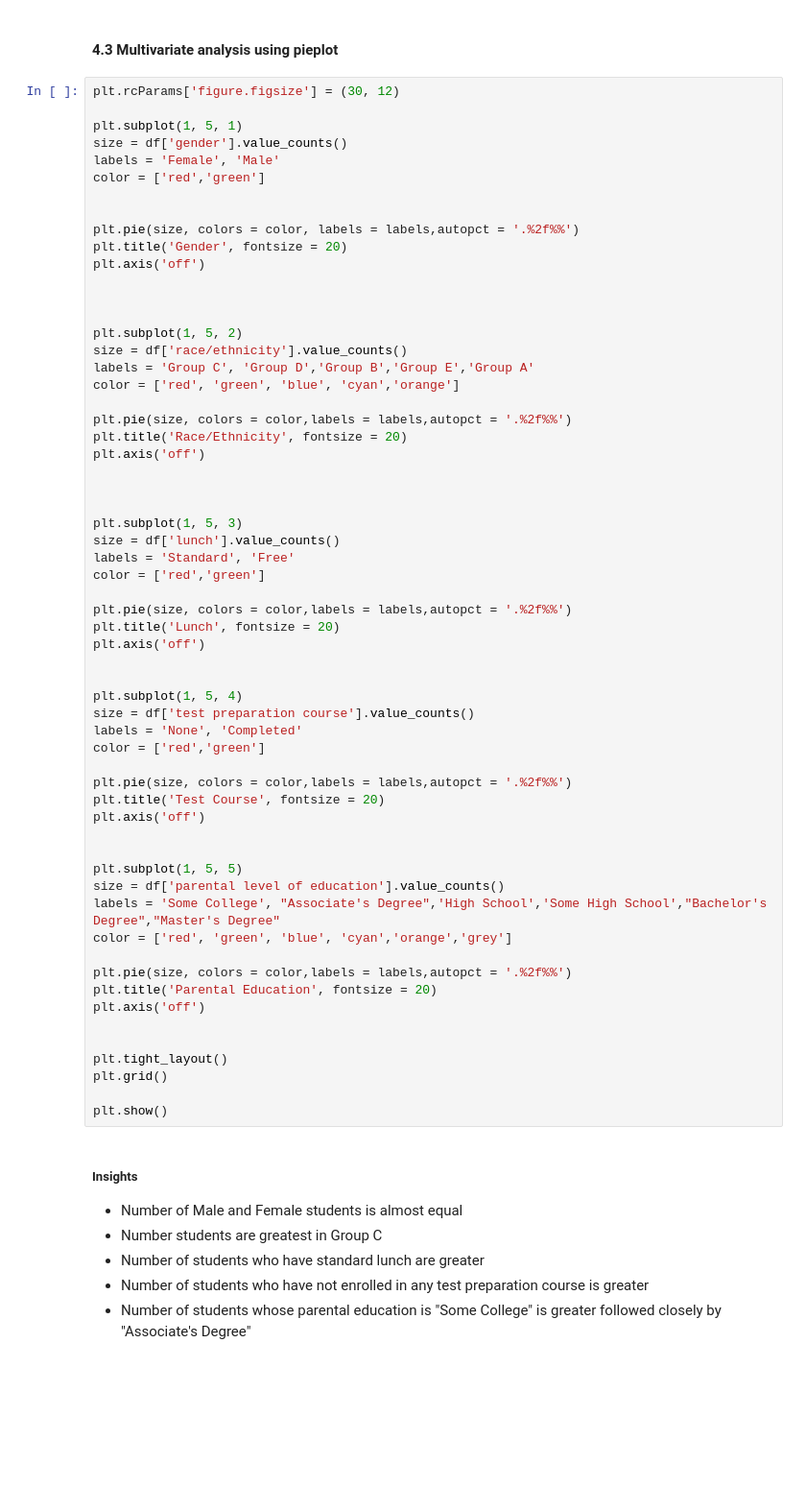
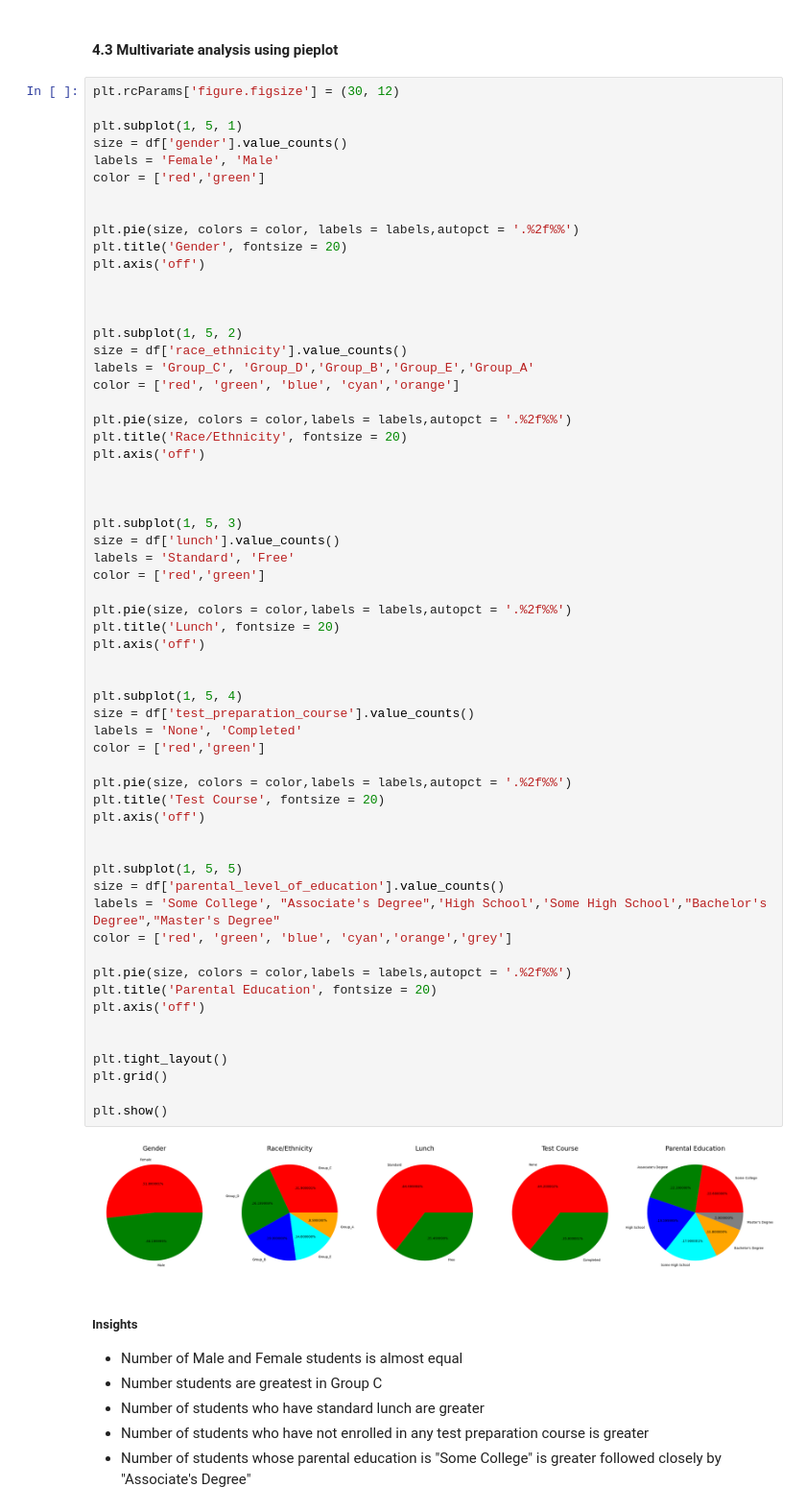
Before and after one commit to SA-Baitham/mlproject, a Jupyter notebook: notebook/1. EDA STUDENT PERFORMANCE .ipynb, the cells around one changed output. Shown at 96% size. Drawn from its saved outputs; the diff is of its cells as text; blank space fills up the shorter version.

```diff
--- a/notebook/1. EDA STUDENT PERFORMANCE .ipynb
+++ b/notebook/1. EDA STUDENT PERFORMANCE .ipynb
@@ -360,8 +365,8 @@ plt.axis('off')
 
 
 plt.subplot(1, 5, 2)
-size = df['race/ethnicity'].value_counts()
-labels = 'Group C', 'Group D','Group B','Group E','Group A'
+size = df['race_ethnicity'].value_counts()
+labels = 'Group_C', 'Group_D','Group_B','Group_E','Group_A'
 color = ['red', 'green', 'blue', 'cyan','orange']
 
 plt.pie(size, colors = color,labels = labels,autopct = '.%2f%%')
@@ -375,35 +380,37 @@ size = df['lunch'].value_counts()
 labels = 'Standard', 'Free'
 color = ['red','green']
 
 plt.pie(size, colors = color,labels = labels,autopct = '.%2f%%')
 plt.title('Lunch', fontsize = 20)
 plt.axis('off')
 
 
 plt.subplot(1, 5, 4)
-size = df['test preparation course'].value_counts()
+size = df['test_preparation_course'].value_counts()
 labels = 'None', 'Completed'
 color = ['red','green']
 
 plt.pie(size, colors = color,labels = labels,autopct = '.%2f%%')
 plt.title('Test Course', fontsize = 20)
 plt.axis('off')
 
 
 plt.subplot(1, 5, 5)
-size = df['parental level of education'].value_counts()
+size = df['parental_level_of_education'].value_counts()
 labels = 'Some College', "Associate's Degree",'High School','Some High School',"Bachelor's Degree","Master's Degree"
 color = ['red', 'green', 'blue', 'cyan','orange','grey']
 
 plt.pie(size, colors = color,labels = labels,autopct = '.%2f%%')
 plt.title('Parental Education', fontsize = 20)
 plt.axis('off')
 
 
 plt.tight_layout()
 plt.grid()
 
 plt.show()
+# %% [output]
+[figure, added]
 # %% [markdown]
 #####  Insights
 - Number of Male and Female students is almost equal
```
Also changed, not shown: parts of 19 cells of this notebook, 5 other files.
